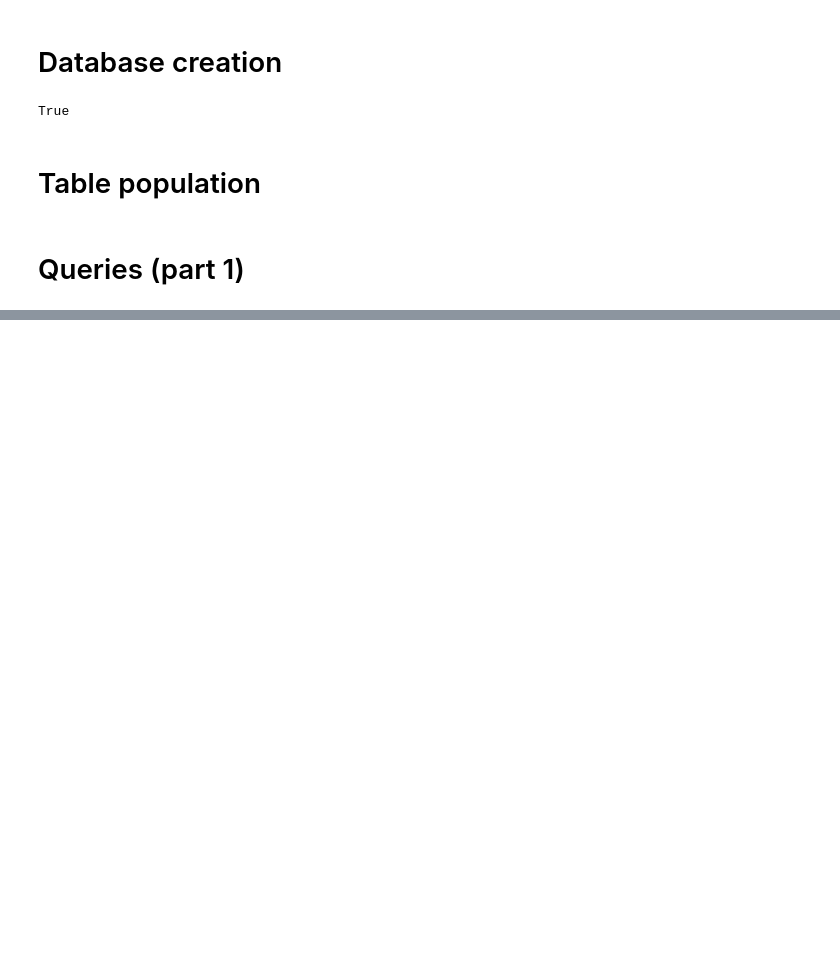
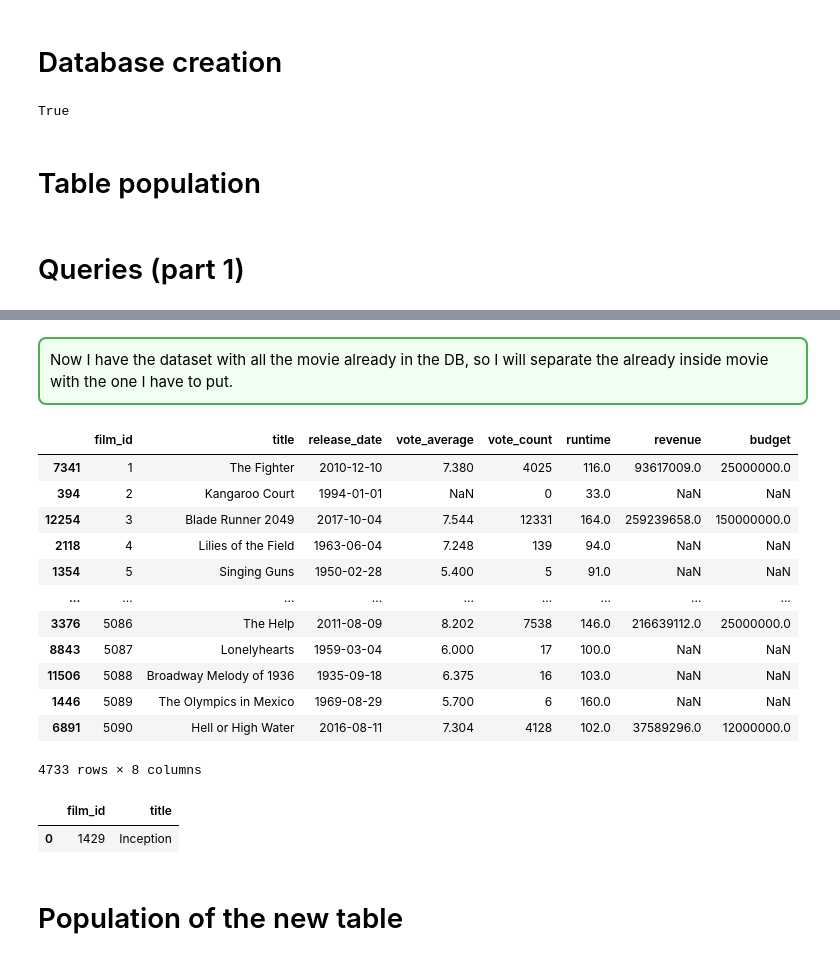
Before and after one commit to Danila-Pechenev/databases_project, a Jupyter notebook: db_project.ipynb, the cells around one changed output, grey strips where cells are left out. Drawn from its saved outputs; the diff is of its cells as text; code cells hidden in the pictures; blank space fills up the shorter version.

Commit message:
adding dataset, queries and preprocessing

```diff
--- a/db_project.ipynb
+++ b/db_project.ipynb
@@ -509,0 +787,52 @@ run_query("SELECT * FROM Nomination_person LIMIT 20;").head()
+# %%
+db_films_oscar = run_query("select f.film_id, lower(f.title) as title_low , min(n.year) as first_oscar_year from film f join nomination n on f.film_id = n.film_id group by f.title, f.film_id;")
+df_to_push['title_low'] = df_to_push['title'].str.lower()
+
+df_close = pd.merge(
+    db_films_oscar,
+    df_to_push[['title', 'title_low', 'release_date', 'vote_average', 'vote_count', 'runtime', 'revenue', 'budget']],
+    on='title_low',
+    how='inner',
+    suffixes=('_bdd', '_tmdb')
+)
+
+df_close['diff_year'] = abs(
+    df_close['release_date'].dt.year - df_close['first_oscar_year']
+)
+
+df_close.sort_values(by=['film_id', 'diff_year'], ascending=True, inplace=True)
+
+df_fin = df_close.drop_duplicates(
+    subset=['film_id'],
+    keep='first'
+).copy()
+
+final_cols = ['film_id', 'title', 'release_date', 'vote_average', 'vote_count', 'runtime', 'revenue', 'budget']
+df_fin = df_fin[final_cols]
+# %% [markdown]
+<div style="border: 2px solid #4CAF50; padding: 10px; border-radius: 8px; background-color:#f0fff0">
+Now I have the dataset with all the movie already in the DB, so I will separate the already inside movie with the one I have to put.
+</div>
+# %%
+df_fin
+# %% [output]
+|  | film_id | title | release_date | vote_average | vote_count | runtime | revenue | budget |
+| 7341 | 1 | The Fighter | 2010-12-10 | 7.380 | 4025 | 116.0 | 93617009.0 | 25000000.0 |
+| 394 | 2 | Kangaroo Court | 1994-01-01 | NaN | 0 | 33.0 | NaN | NaN |
+| 12254 | 3 | Blade Runner 2049 | 2017-10-04 | 7.544 | 12331 | 164.0 | 259239658.0 | 150000000.0 |
+| 2118 | 4 | Lilies of the Field | 1963-06-04 | 7.248 | 139 | 94.0 | NaN | NaN |
+| 1354 | 5 | Singing Guns | 1950-02-28 | 5.400 | 5 | 91.0 | NaN | NaN |
+| ... | ... | ... | ... | ... | ... | ... | ... | ... |
+| 3376 | 5086 | The Help | 2011-08-09 | 8.202 | 7538 | 146.0 | 216639112.0 | 25000000.0 |
+| 8843 | 5087 | Lonelyhearts | 1959-03-04 | 6.000 | 17 | 100.0 | NaN | NaN |
+| 11506 | 5088 | Broadway Melody of 1936 | 1935-09-18 | 6.375 | 16 | 103.0 | NaN | NaN |
+| 1446 | 5089 | The Olympics in Mexico | 1969-08-29 | 5.700 | 6 | 160.0 | NaN | NaN |
+| 6891 | 5090 | Hell or High Water | 2016-08-11 | 7.304 | 4128 | 102.0 | 37589296.0 | 12000000.0 |
+4733 rows × 8 columns
+# %%
+run_query("select * from film where title='Inception'")
+# %% [output]
+|  | film_id | title |
+| 0 | 1429 | Inception |
+# %% [markdown]
+# Population of the new table
```
Also changed, not shown: parts of 58 cells of this notebook.
